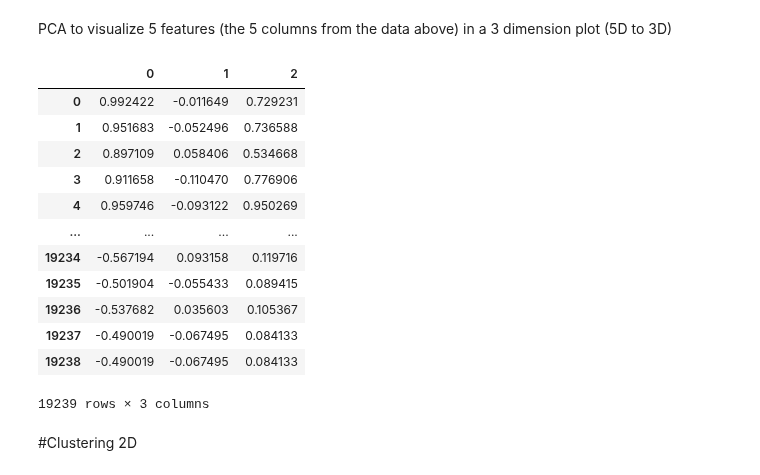
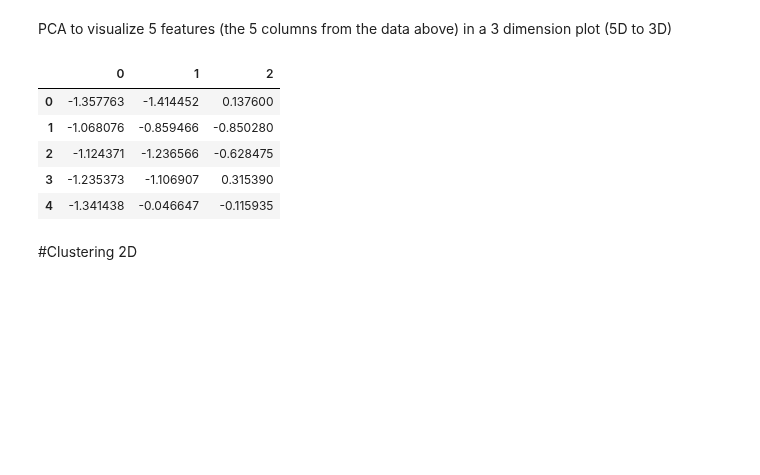
Before and after one commit to AliceKitchkin/Unsupervised-Machine-Learning, a Jupyter notebook: FifaPlayer.ipynb, the cells around one changed output. Drawn from its saved outputs; the diff is of its cells as text; code cells hidden in the pictures; blank space fills up the shorter version.

```diff
--- a/FifaPlayer.ipynb
+++ b/FifaPlayer.ipynb
@@ -133,2 +135,26 @@ Length: 110, dtype: int64
+# %%
+data = data_players[['short_name', 'overall', 'potential', 'value_eur', 'wage_eur', 'age',
+       'height_cm', 'weight_kg', 'club_team_id', 'league_level',
+       'club_jersey_number', 'club_contract_valid_until', 'nationality_id',
+       'nation_team_id', 'nation_jersey_number', 'weak_foot', 'skill_moves',
+       'international_reputation', 'release_clause_eur', 'pace', 'shooting',
+       'passing', 'dribbling', 'defending', 'physic', 'attacking_crossing',
+       'attacking_finishing', 'attacking_heading_accuracy',
+       'attacking_short_passing', 'attacking_volleys', 'skill_dribbling',
+       'skill_curve', 'skill_fk_accuracy', 'skill_long_passing',
+       'skill_ball_control', 'movement_acceleration', 'movement_sprint_speed',
+       'movement_agility', 'movement_reactions', 'movement_balance',
+       'power_shot_power', 'power_jumping', 'power_stamina', 'power_strength',
+       'power_long_shots', 'mentality_aggression', 'mentality_interceptions',
+       'mentality_positioning', 'mentality_vision', 'mentality_penalties',
+       'mentality_composure', 'defending_marking_awareness',
+       'defending_standing_tackle', 'defending_sliding_tackle',
+       'goalkeeping_diving', 'goalkeeping_handling', 'goalkeeping_kicking',
+       'goalkeeping_positioning', 'goalkeeping_reflexes', 'goalkeeping_speed']]
+# %%
+data = data[data.overall>86]
+# %%
+names = data.short_name.tolist()
+data = data.drop(['short_name'], axis=1)
 # %% [markdown]
 #Feature Scaling
@@ -138,3 +160,0 @@ features = ["overall", "potential", "wage_eur", "value_eur", "age"]
-# %%
-#copy specific columns from the original dataset
-data = data_players[features].copy()
@@ -221,21 +229,14 @@ PCA to visualize 5 features (the 5 columns from the data above) in a 3 dimension
 pca_3d = PCA(n_components=3) #3D for the plot
 data_3d = pd.DataFrame(pca_3d.fit_transform(data_scaled)) #runs the model on the data
 # %%
-data_3d
+data_3d.head()
 # %% [output]
 |  | 0 | 1 | 2 |
-| 0 | 0.992422 | -0.011649 | 0.729231 |
-| 1 | 0.951683 | -0.052496 | 0.736588 |
-| 2 | 0.897109 | 0.058406 | 0.534668 |
-| 3 | 0.911658 | -0.110470 | 0.776906 |
-| 4 | 0.959746 | -0.093122 | 0.950269 |
-| ... | ... | ... | ... |
-| 19234 | -0.567194 | 0.093158 | 0.119716 |
-| 19235 | -0.501904 | -0.055433 | 0.089415 |
-| 19236 | -0.537682 | 0.035603 | 0.105367 |
-| 19237 | -0.490019 | -0.067495 | 0.084133 |
-| 19238 | -0.490019 | -0.067495 | 0.084133 |
+| 0 | -1.357763 | -1.414452 | 0.137600 |
+| 1 | -1.068076 | -0.859466 | -0.850280 |
+| 2 | -1.124371 | -1.236566 | -0.628475 |
+| 3 | -1.235373 | -1.106907 | 0.315390 |
+| 4 | -1.341438 | -0.046647 | -0.115935 |
-19239 rows × 3 columns
 # %% [markdown]
 #Clustering 2D
 # %% [markdown]
```
Also changed, not shown: parts of 59 cells of this notebook.
